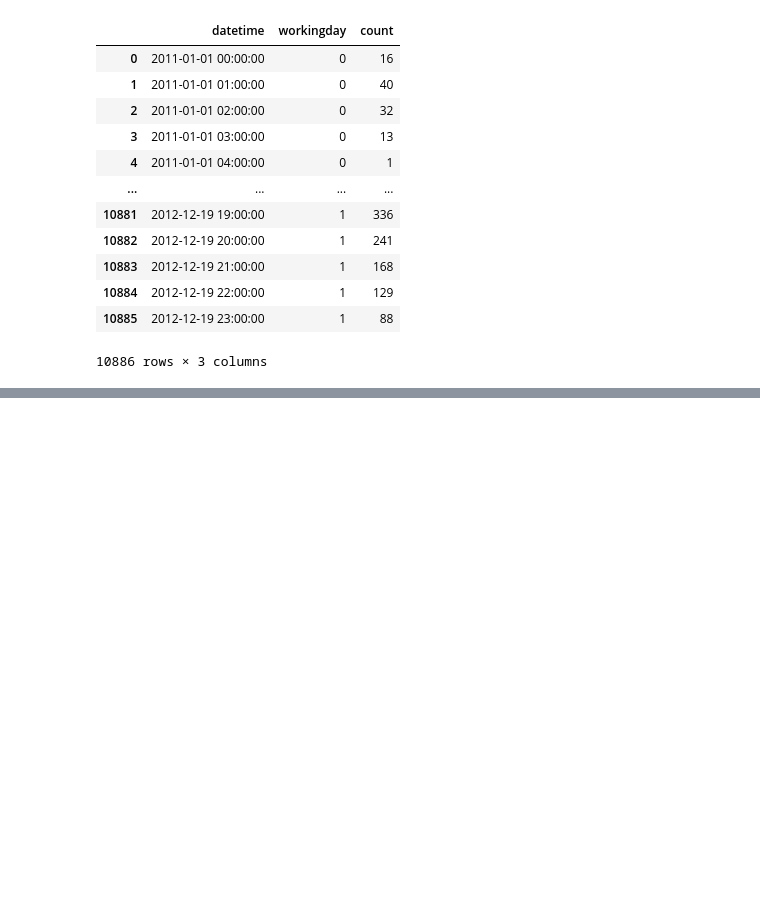
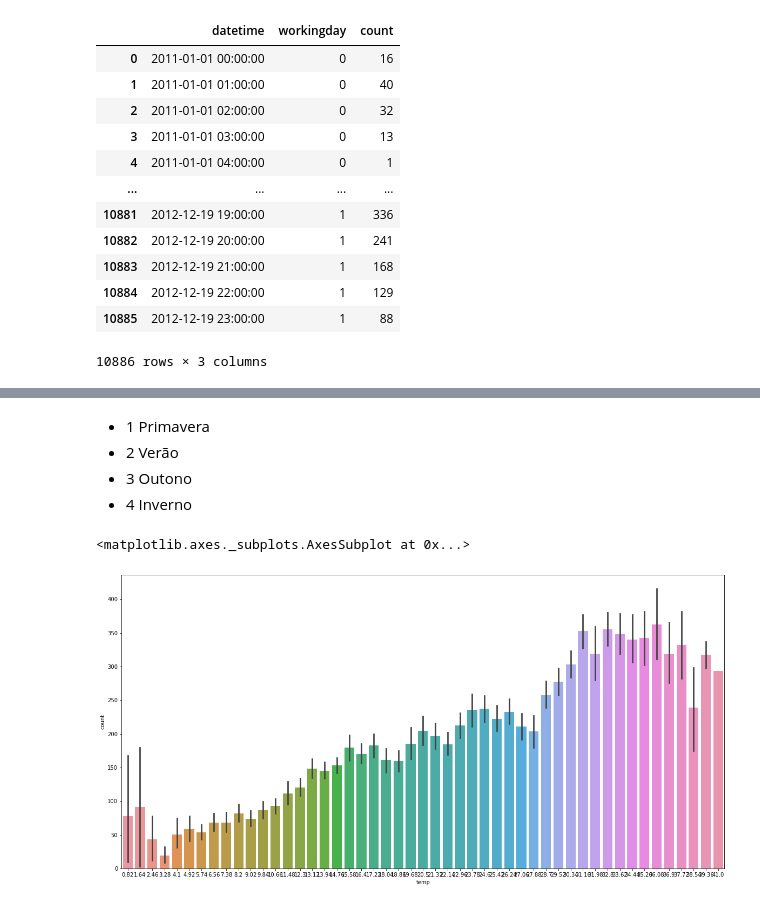
Before and after one commit to Ewertonv90/Demanda-de-bikes-compartilhadas, a Jupyter notebook: src/bike_demand.ipynb, the cells around one changed output, grey strips where cells are left out. Cells and saved outputs as stored; diff of their text form; code cells hidden in the pictures; blank space fills up the shorter version.

```diff
--- a/src/bike_demand.ipynb
+++ b/src/bike_demand.ipynb
@@ -176,0 +197,11 @@ mean_datetime
+# %% [markdown]
+- 1 Primavera
+- 2 Verão
+- 3 Outono
+- 4 Inverno
+# %%
+plt.figure(figsize=[20,10])
+sns.barplot(x=df_train['temp'], y=df_train['count'])
+# %% [output]
+<matplotlib.axes._subplots.AxesSubplot at 0x...>
+[figure, added]
```
Also changed, not shown: parts of 16 cells of this notebook.
